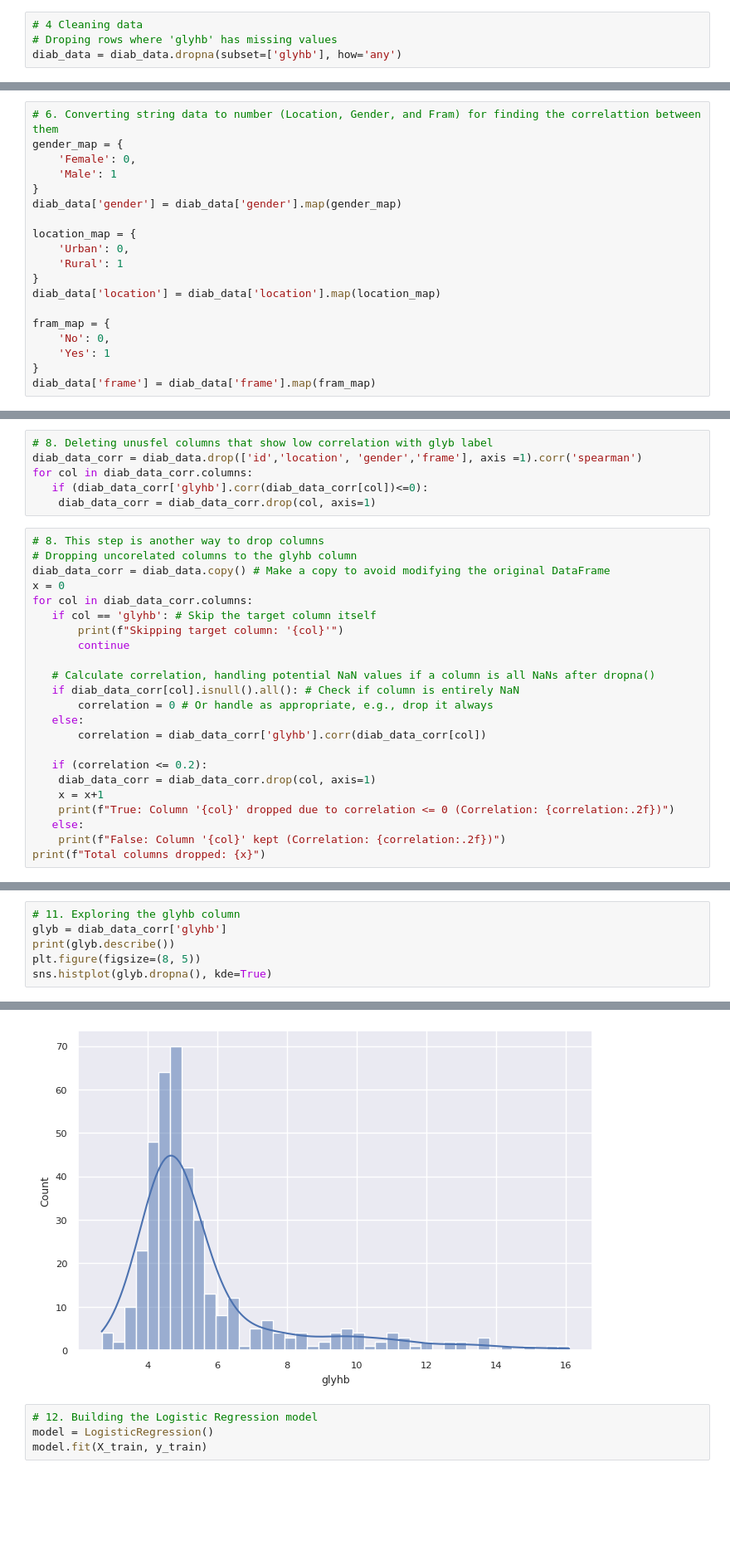
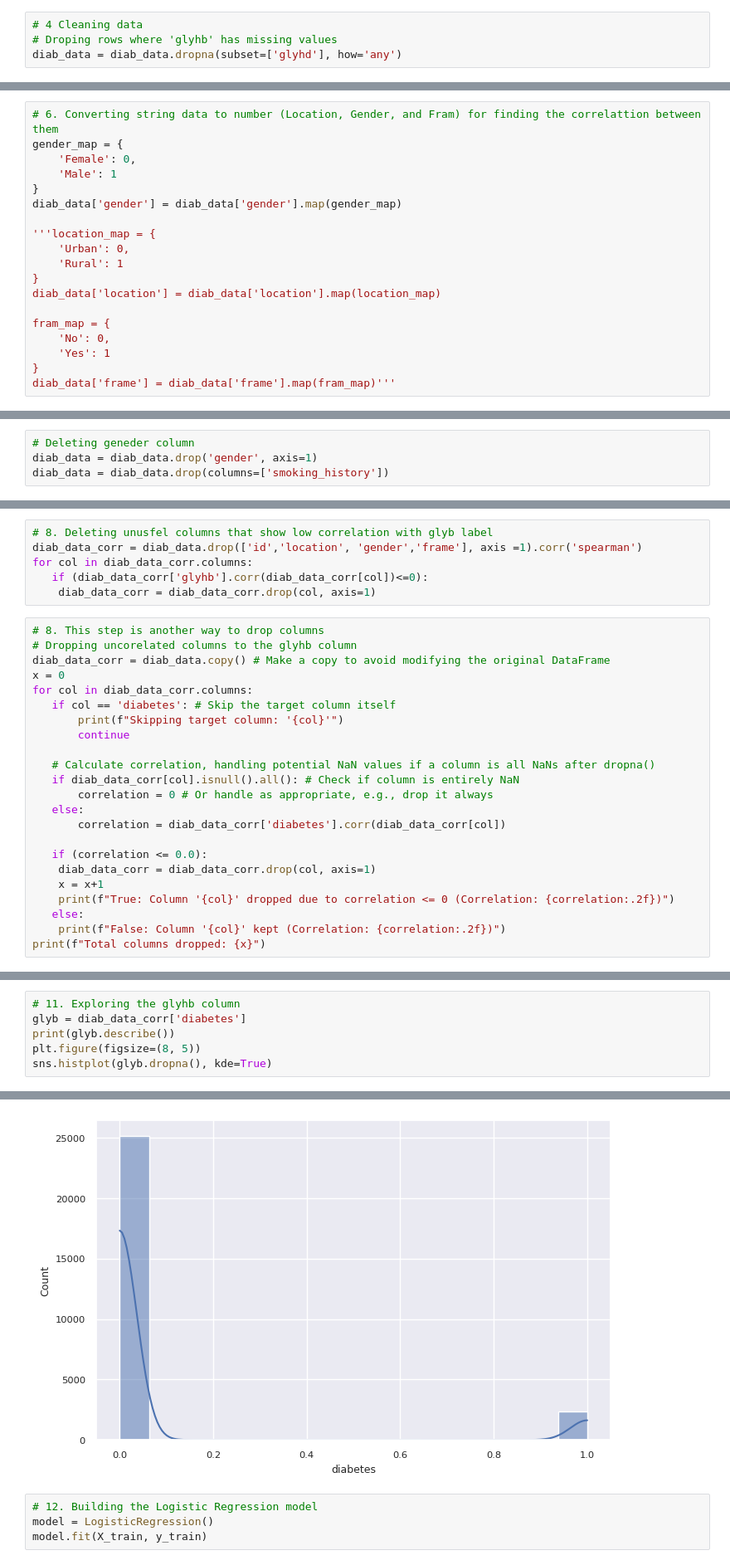
Before and after one commit to Thaer-F-Ali/Logistitc_Regression_Implimitation, a Jupyter notebook: logistic_regression_implimintaion.ipynb, the cells around one changed output, grey strips where cells are left out. Shown at 83% size. Drawn from its saved outputs; the diff is of its cells as text; blank space fills up the shorter version.

```diff
--- a/logistic_regression_implimintaion.ipynb
+++ b/logistic_regression_implimintaion.ipynb
@@ -294,7 +240,7 @@ dtype: int64
 # %%
 # 4 Cleaning data
 # Droping rows where 'glyhb' has missing values
-diab_data = diab_data.dropna(subset=['glyhb'], how='any')
+diab_data = diab_data.dropna(subset=['glyhd'], how='any')
 # %%
 # 5. Cheking nan in the data
 print(diab_data.info())
@@ -343,7 +282,7 @@ gender_map = {
 }
 diab_data['gender'] = diab_data['gender'].map(gender_map)
 
-location_map = {
+'''location_map = {
     'Urban': 0,
     'Rural': 1
 }
@@ -353,4 +292,4 @@ fram_map = {
     'No': 0,
     'Yes': 1
 }
-diab_data['frame'] = diab_data['frame'].map(fram_map)
+diab_data['frame'] = diab_data['frame'].map(fram_map)'''
@@ -357 +298,5 @@ diab_data['frame'] = diab_data['frame'].map(fram_map)
+# %%
+# Deleting geneder column
+diab_data = diab_data.drop('gender', axis=1)
+diab_data = diab_data.drop(columns=['smoking_history'])
 # %%
@@ -380,7 +326,7 @@ for col in diab_data_corr.columns:
 diab_data_corr = diab_data.copy() # Make a copy to avoid modifying the original DataFrame
 x = 0
 for col in diab_data_corr.columns:
-   if col == 'glyhb': # Skip the target column itself
+   if col == 'diabetes': # Skip the target column itself
        print(f"Skipping target column: '{col}'")
        continue
 
@@ -388,9 +334,9 @@ for col in diab_data_corr.columns:
    if diab_data_corr[col].isnull().all(): # Check if column is entirely NaN
        correlation = 0 # Or handle as appropriate, e.g., drop it always
    else:
-       correlation = diab_data_corr['glyhb'].corr(diab_data_corr[col])
+       correlation = diab_data_corr['diabetes'].corr(diab_data_corr[col])
 
-   if (correlation <= 0.2):
+   if (correlation <= 0.0):
     diab_data_corr = diab_data_corr.drop(col, axis=1)
     x = x+1
     print(f"True: Column '{col}' dropped due to correlation <= 0 (Correlation: {correlation:.2f})")
@@ -474,7 +404,7 @@ X_train = scaler.fit_transform(X_train)
 X_test = scaler.transform(X_test)
 # %%
 # 11. Exploring the glyhb column
-glyb = diab_data_corr['glyhb']
+glyb = diab_data_corr['diabetes']
 print(glyb.describe())
 plt.figure(figsize=(8, 5))
 sns.histplot(glyb.dropna(), kde=True)
@@ -492,4 +422,4 @@ Name: glyhb, dtype: float64
-[figure, old version]
+[figure, new version]
 # %%
 # 12. Building the Logistic Regression model
 model = LogisticRegression()
```
Also changed, not shown: parts of 28 cells of this notebook.
